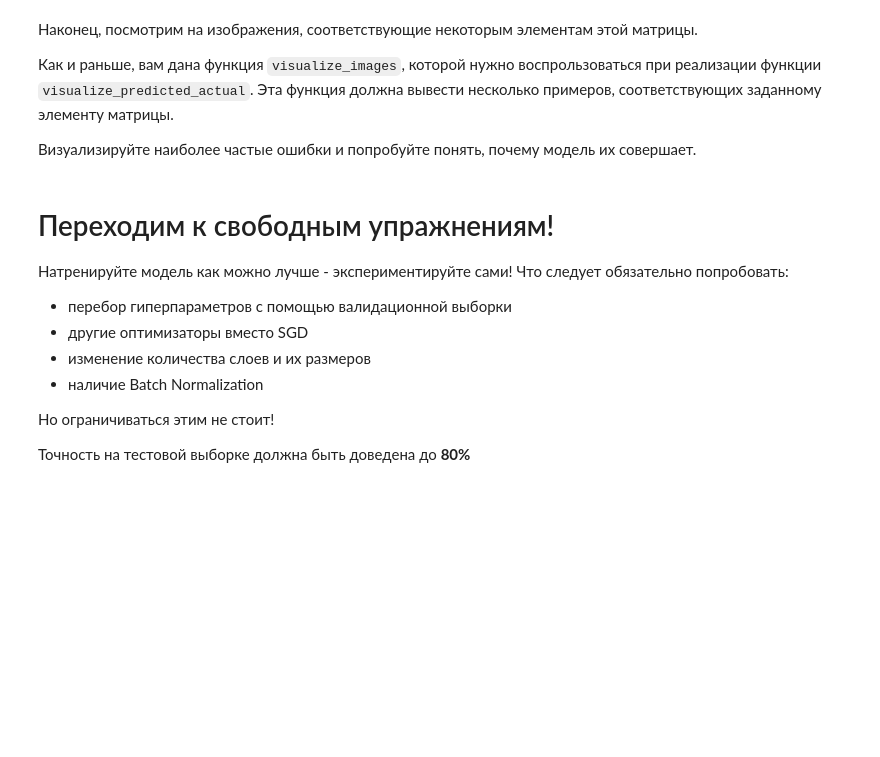
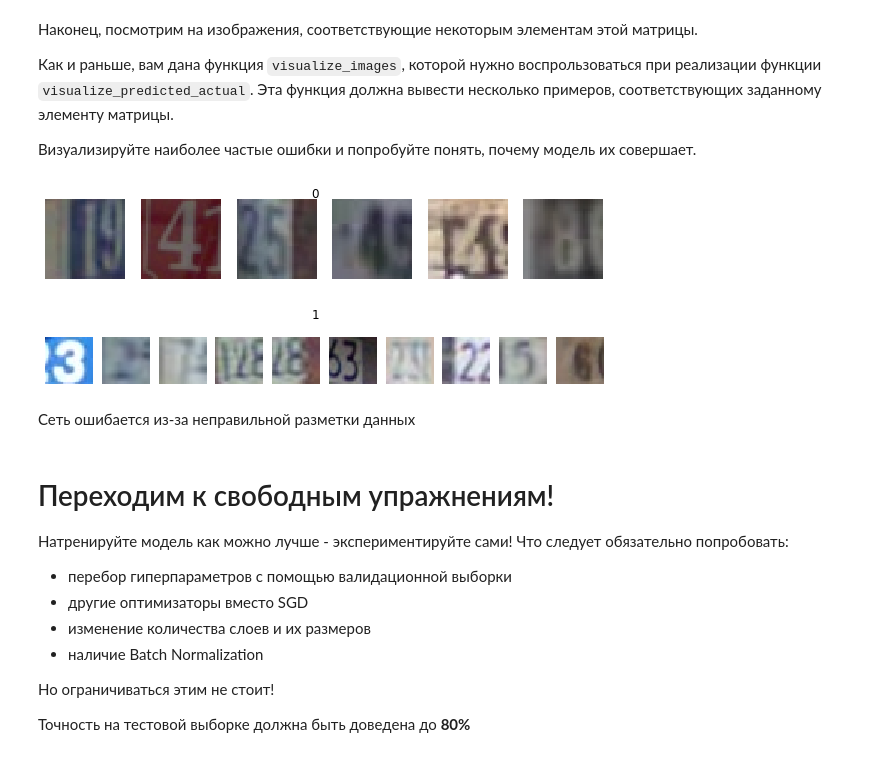
Before and after one commit to Chularev/courses, a Jupyter notebook: assignments/assignment2/PyTorch.ipynb, the cells around one changed output. Cells and saved outputs as stored; diff of their text form; code cells hidden in the pictures; blank space fills up the shorter version.

```diff
--- a/assignments/assignment2/PyTorch.ipynb
+++ b/assignments/assignment2/PyTorch.ipynb
@@ -404,36 +410,42 @@ def visualize_images(indices, data, title='', max_num=10):
     title: string, title of the plot
     max_num: int, max number of images to display
     """
     to_show = min(len(indices), max_num)
     fig = plt.figure(figsize=(10,1.5))
     fig.suptitle(title)
     for i, index in enumerate(indices[:to_show]):
         plt.subplot(1,to_show, i+1)
         plt.axis('off')
         sample = data[index][0]
         plt.imshow(sample)
 
 def visualize_predicted_actual(predicted_class, gt_class, predictions, groud_truth, val_indices, data):
     """
     Visualizes images of a ground truth class which were predicted as the other class
 
     predicted: int 0-9, index of the predicted class
     gt_class: int 0-9, index of the ground truth class
     predictions: np array of ints, model predictions for all validation samples
     ground_truth: np array of ints, ground truth for all validation samples
     val_indices: np array of ints, indices of validation samples
     """
 
     # TODO: Implement visualization using visualize_images above
     # predictions and ground_truth are provided for validation set only, defined by val_indices
     # Hint: numpy index arrays might be helpful
     # https://docs.scipy.org/doc/numpy/user/basics.indexing.html#index-arrays
     # Please make the title meaningful!
+    gt_indices = np.where(groud_truth == gt_class)[0]
+    predicted_indices = np.where(predictions[gt_indices] == predicted_class)[0]
+    visualize_images(predicted_indices, data, title=predicted_class)
 
-    raise Exception("Not implemented")
-
-visualize_predicted_actual(6, 8, predictions, gt, np.array(val_indices), data_train_images)
+visualize_predicted_actual(0, 1, predictions, gt, np.array(val_indices), data_train_images)
 visualize_predicted_actual(1, 7, predictions, gt, np.array(val_indices), data_train_images)
+# %% [output]
+[figure, added]
+[figure, added]
+# %% [markdown]
+Сеть ошибается из-за неправильной разметки данных
 # %% [markdown]
 # Переходим к свободным упражнениям!
 
```
Also changed, not shown: parts of 6 cells of this notebook.
